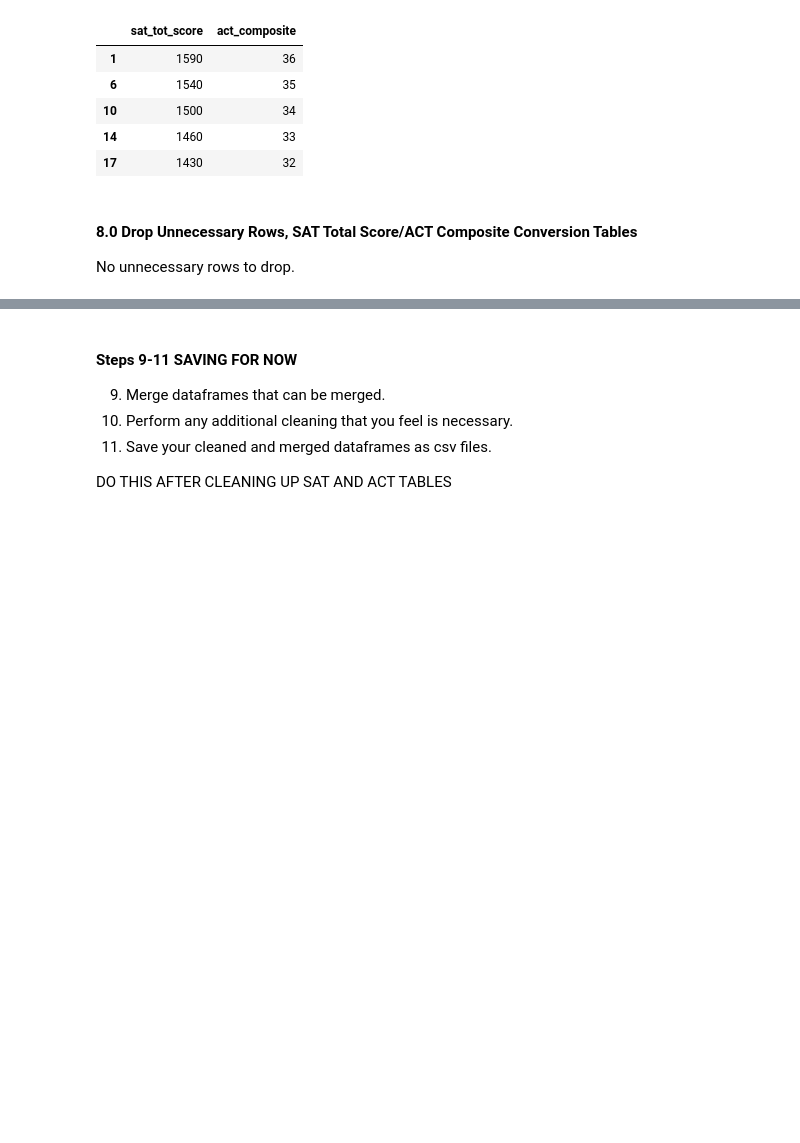
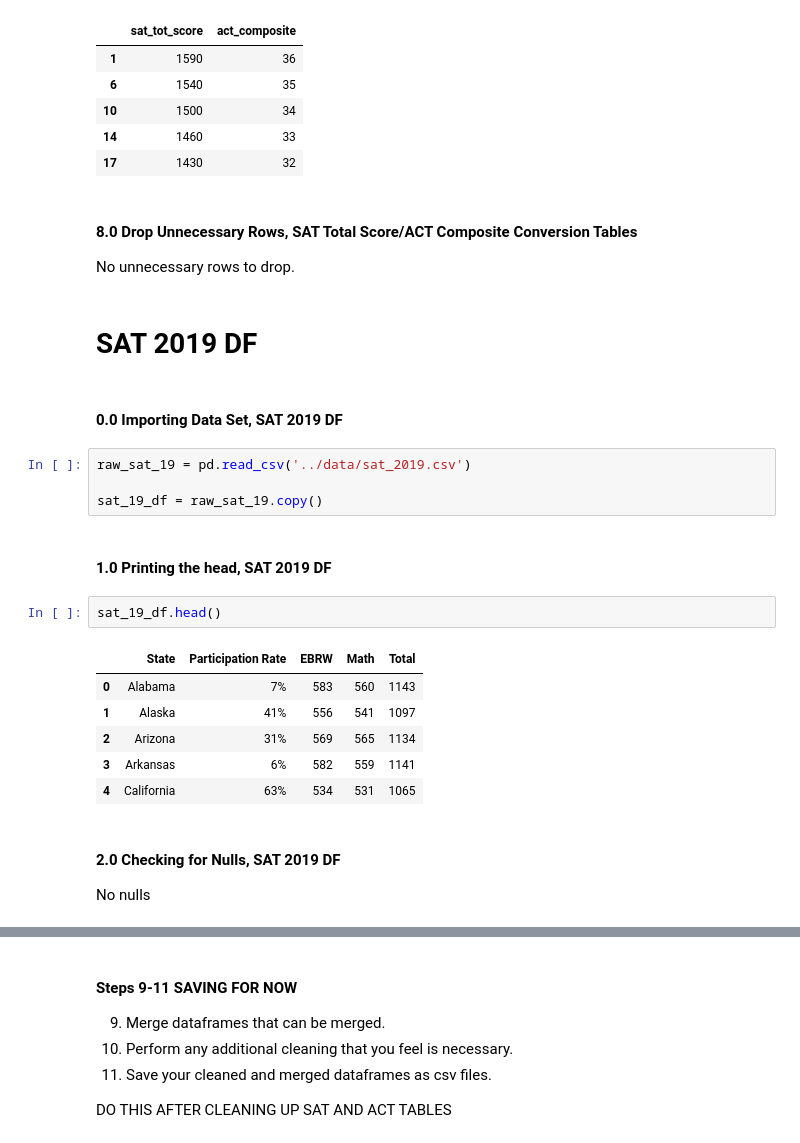
Before and after one commit to lmdunn/actsat, a Jupyter notebook: code/loren-starter-code.ipynb, the cells around one changed output, grey strips where cells are left out. Cells and saved outputs as stored; diff of their text form; blank space fills up the shorter version.

```diff
--- a/code/loren-starter-code.ipynb
+++ b/code/loren-starter-code.ipynb
@@ -314,3 +332,26 @@ a_to_s_df.head()
 #### 8.0 Drop Unnecessary Rows, SAT Total Score/ACT Composite Conversion Tables
 
 No unnecessary rows to drop.
+# %% [markdown]
+# SAT 2019 DF
+# %% [markdown]
+#### 0.0 Importing Data Set, SAT 2019 DF
+# %%
+raw_sat_19 = pd.read_csv('../data/sat_2019.csv')
+
+sat_19_df = raw_sat_19.copy()
+# %% [markdown]
+#### 1.0 Printing the head, SAT 2019 DF
+# %%
+sat_19_df.head()
+# %% [output]
+|  | State | Participation Rate | EBRW | Math | Total |
+| 0 | Alabama | 7% | 583 | 560 | 1143 |
+| 1 | Alaska | 41% | 556 | 541 | 1097 |
+| 2 | Arizona | 31% | 569 | 565 | 1134 |
+| 3 | Arkansas | 6% | 582 | 559 | 1141 |
+| 4 | California | 63% | 534 | 531 | 1065 |
+# %% [markdown]
+#### 2.0 Checking for Nulls, SAT 2019 DF
+
+No nulls
```
Also changed, not shown: parts of 66 cells of this notebook, 6 other files.
